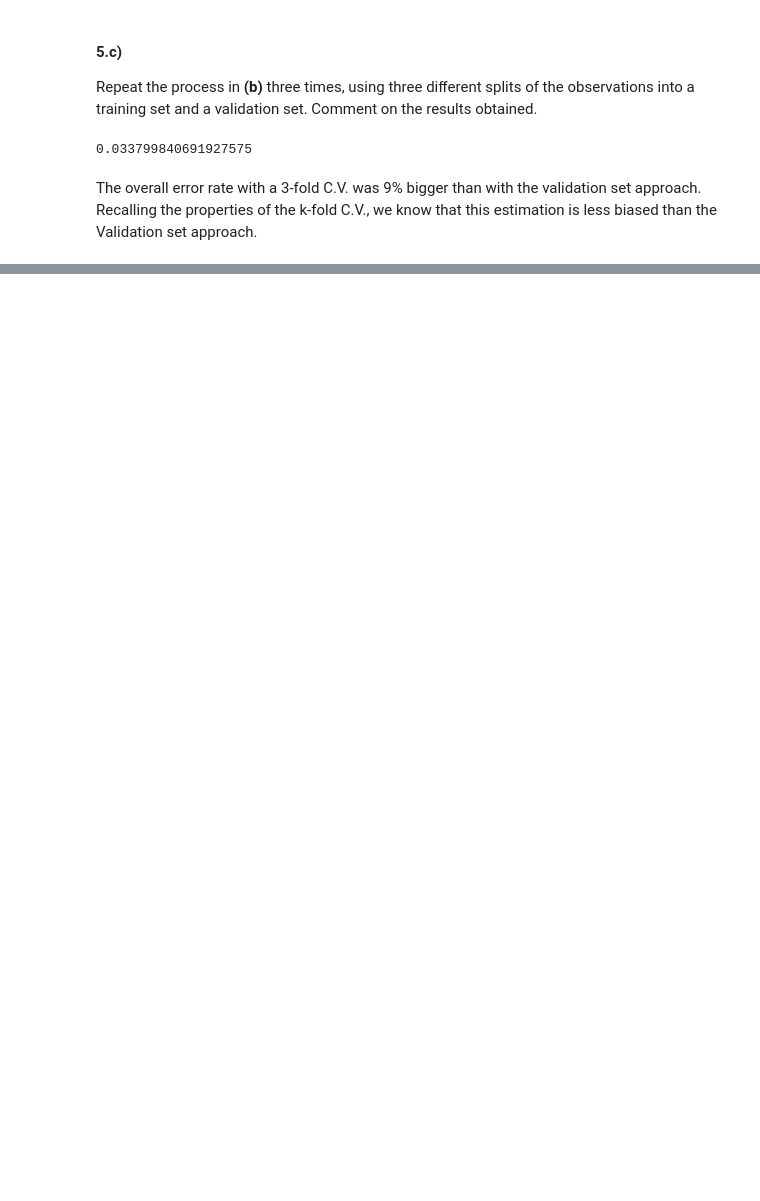
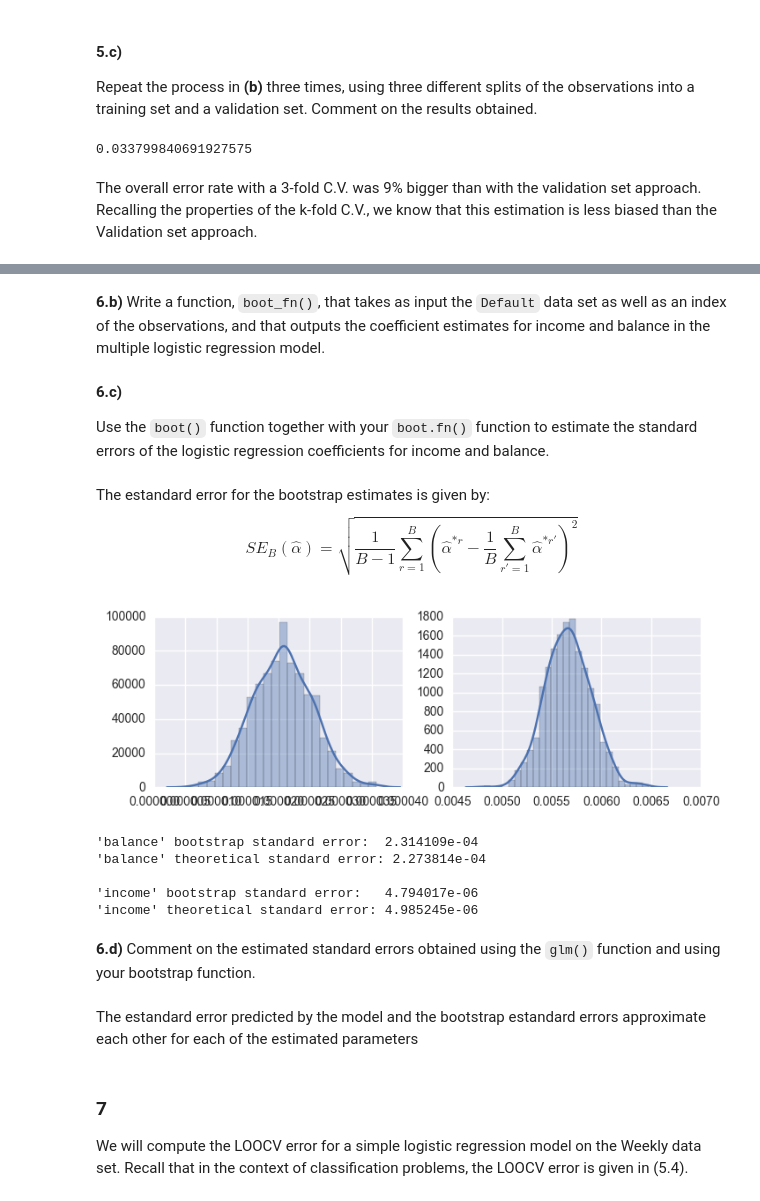
Before and after one commit to gerdm/ISLR, a Jupyter notebook: ex5.ipynb, the cells around one changed output, grey strips where cells are left out. Drawn from its saved outputs; the diff is of its cells as text; code cells hidden in the pictures; blank space fills up the shorter version.

```diff
--- a/ex5.ipynb
+++ b/ex5.ipynb
@@ -53,6 +58,7 @@ In Chapter 4, we used logistic regression to predict the probability of `default
 # %%
 %R -o default library(ISLR); default=Default;
 default.default = [1 if dflt == "Yes" else 0 for dflt in default.default]
+default.student = [1 if stdnt == "Yes" else 0 for stdnt in default.student]
 # %% [markdown]
 #### 5.a)
 Fit a logistic regression that uses `income` and `balance` to predict `default` *(The wrong way to do it)*
@@ -122,0 +131,13 @@ The overall error rate with a 3-fold C.V. was 9% bigger than with the validation
+# %%
+seed(1643)
+X = default.drop("default", axis=1)
+y = default.default
+
+X_train, X_test = train_test_split(X, test_size=0.3)
+y_train, y_test = train_test_split(y, test_size=0.3)
+
+lrmod = LogisticRegression()
+lrmod.fit(X_train, y_train)
+
+oer = 1 - np.mean(lrmod.predict(X_test) == y_test)
+print("{:.4f}".format(oer))
@@ -122,0 +157,7 @@ The overall error rate with a 3-fold C.V. was 9% bigger than with the validation
+# %%
+seed(1643)
+X = default[["income", "balance"]]; X = sm.add_constant(X)
+y = default.default
+
+main_lrmod = sm.GLM(y, X, family=sm.families.Binomial()).fit()
+print(main_lrmod.summary())
@@ -122,0 +182,3 @@ The overall error rate with a 3-fold C.V. was 9% bigger than with the validation
+# %% [markdown]
+**6.b)**
+Write a function, `boot_fn()`, that takes as input the `Default` data set as well as an index of the observations, and that outputs the coeﬃcient estimates for income and balance in the multiple logistic regression model.
@@ -122,0 +192,34 @@ The overall error rate with a 3-fold C.V. was 9% bigger than with the validation
+# %% [markdown]
+**6.c)**
+
+Use the `boot()` function together with your `boot.fn()` function to estimate the standard errors of the logistic regression coeﬃcients for income and balance.
+# %%
+seed(100)
+
+nsamp = 1000
+income_boot = np.repeat(np.nan, nsamp)
+balance_boot = np.repeat(np.nan, nsamp)
+for i in range(nsamp):
+    boot_data = resample(default.drop("student", axis=1))
+    X_boot = boot_data[["income", "balance"]]; X_boot = sm.add_constant(X_boot)
+    y_boot = boot_data.default
+
+    lrmod_boot = sm.GLM(y_boot, X_boot, family=sm.families.Binomial()).fit()
+    income_est, balance_est = lrmod_boot.params[["income", "balance"]]
+
+    income_boot[i] = income_est
+    balance_boot[i] = balance_est
+# %% [markdown]
+The estandard error for the bootstrap estimates is given by:
+$$
+    SE_{B}(\hat{\alpha}) = \sqrt{\frac{1}{B-1}\sum_{r=1}^B \left( \hat{\alpha}^{*r} - \frac{1}{B}\sum_{r'=1}^B \hat{\alpha}^{*r'}\right)^2}
+$$
+# %%
+fig = plt.figure()
+fig.add_subplot(221)
+sns.distplot(income_boot)
+fig.add_subplot(222)
+sns.distplot(balance_boot)
+plt.show()
+# %% [output]
+[figure, added]
@@ -122,0 +232,21 @@ The overall error rate with a 3-fold C.V. was 9% bigger than with the validation
+# %%
+print("'balance' bootstrap standard error: {:>13e}".format(balance_boot_se))
+print("'balance' theoretical standard error: {:e}".format(main_lrmod.bse["balance"]))
+print()
+print("'income' bootstrap standard error: {:>14e}".format(income_boot_se))
+print("'income' theoretical standard error: {:e}".format(main_lrmod.bse["income"]))
+# %% [output]
+'balance' bootstrap standard error:  2.314109e-04
+'balance' theoretical standard error: 2.273814e-04
+
+'income' bootstrap standard error:   4.794017e-06
+'income' theoretical standard error: 4.985245e-06
+# %% [markdown]
+**6.d)**
+Comment on the estimated standard errors obtained using the `glm()` function and using your bootstrap function.
+# %% [markdown]
+The estandard error predicted by the model and the bootstrap estandard errors approximate each other for each of the estimated parameters
+# %% [markdown]
+### 7
+
+We will compute the LOOCV error for a simple logistic regression model on the Weekly data set. Recall that in the context of classiﬁcation problems, the LOOCV error is given in (5.4).
```
Also changed, not shown: parts of 21 cells of this notebook.
